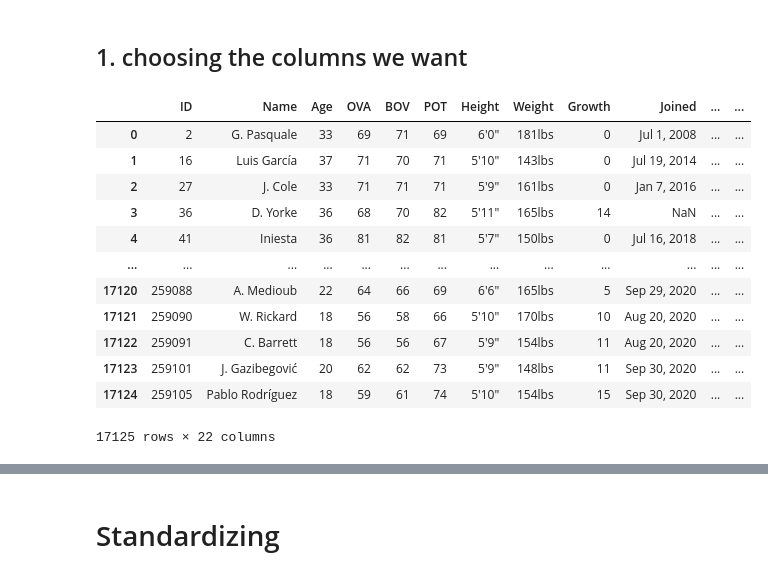
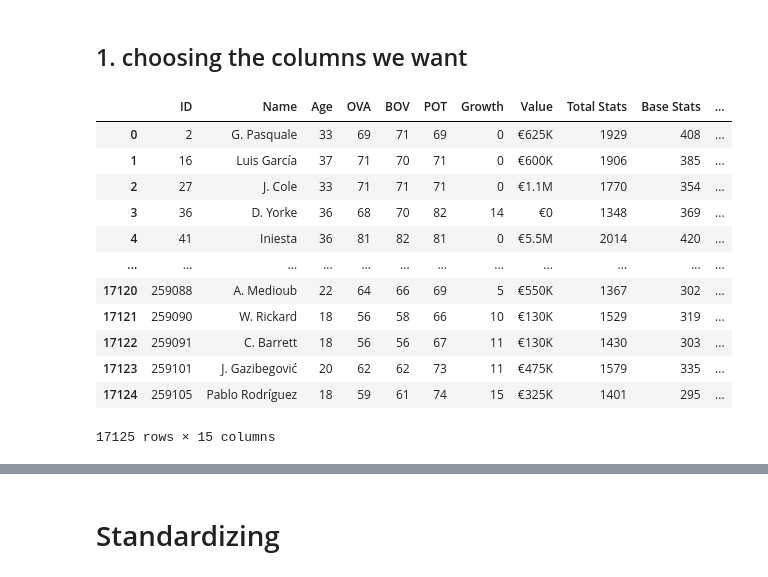
Before and after one commit to Evangelos-Z/data_mid_bootcamp_project_FIFA_MoneyBall, a Jupyter notebook: test2.ipynb, the cells around one changed output, grey strips where cells are left out. Drawn from its saved outputs; the diff is of its cells as text; code cells hidden in the pictures.

```diff
--- a/test2.ipynb
+++ b/test2.ipynb
@@ -27,34 +27,31 @@ Index(['ID', 'Name', 'Age', 'OVA', 'Nationality', 'Club', 'BOV', 'BP',
 # %%
 data = fifa_data[['ID',
  'Name',
  'Age',
  'OVA',
  'BOV',
  'POT',
- 'Height',
- 'Weight',
  'Growth',
- 'Joined',
  'Value',
- 'Wage',
- 'Release Clause',
- 'Skill',
  'Total Stats',
  'Base Stats',
  'Composure',
- 'Jumping','Stamina','Strength','Acceleration','Sprint Speed']]
+ 'Stamina',
+ 'Strength',
+ 'Power',
+ 'Reactions']]
 data
 # %% [output]
-|  | ID | Name | Age | OVA | BOV | POT | Height | Weight | Growth | Joined | ... | ... |
-| 0 | 2 | G. Pasquale | 33 | 69 | 71 | 69 | 6'0" | 181lbs | 0 | Jul 1, 2008 | ... | ... |
-| 1 | 16 | Luis García | 37 | 71 | 70 | 71 | 5'10" | 143lbs | 0 | Jul 19, 2014 | ... | ... |
-| 2 | 27 | J. Cole | 33 | 71 | 71 | 71 | 5'9" | 161lbs | 0 | Jan 7, 2016 | ... | ... |
-| 3 | 36 | D. Yorke | 36 | 68 | 70 | 82 | 5'11" | 165lbs | 14 | NaN | ... | ... |
-| 4 | 41 | Iniesta | 36 | 81 | 82 | 81 | 5'7" | 150lbs | 0 | Jul 16, 2018 | ... | ... |
-| ... | ... | ... | ... | ... | ... | ... | ... | ... | ... | ... | ... | ... |
-| 17120 | 259088 | A. Medioub | 22 | 64 | 66 | 69 | 6'6" | 165lbs | 5 | Sep 29, 2020 | ... | ... |
-| 17121 | 259090 | W. Rickard | 18 | 56 | 58 | 66 | 5'10" | 170lbs | 10 | Aug 20, 2020 | ... | ... |
-| 17122 | 259091 | C. Barrett | 18 | 56 | 56 | 67 | 5'9" | 154lbs | 11 | Aug 20, 2020 | ... | ... |
-| 17123 | 259101 | J. Gazibegović | 20 | 62 | 62 | 73 | 5'9" | 148lbs | 11 | Sep 30, 2020 | ... | ... |
-| 17124 | 259105 | Pablo Rodríguez | 18 | 59 | 61 | 74 | 5'10" | 154lbs | 15 | Sep 30, 2020 | ... | ... |
+|  | ID | Name | Age | OVA | BOV | POT | Growth | Value | Total Stats | Base Stats | ... |
+| 0 | 2 | G. Pasquale | 33 | 69 | 71 | 69 | 0 | €625K | 1929 | 408 | ... |
+| 1 | 16 | Luis García | 37 | 71 | 70 | 71 | 0 | €600K | 1906 | 385 | ... |
+| 2 | 27 | J. Cole | 33 | 71 | 71 | 71 | 0 | €1.1M | 1770 | 354 | ... |
+| 3 | 36 | D. Yorke | 36 | 68 | 70 | 82 | 14 | €0 | 1348 | 369 | ... |
+| 4 | 41 | Iniesta | 36 | 81 | 82 | 81 | 0 | €5.5M | 2014 | 420 | ... |
+| ... | ... | ... | ... | ... | ... | ... | ... | ... | ... | ... | ... |
+| 17120 | 259088 | A. Medioub | 22 | 64 | 66 | 69 | 5 | €550K | 1367 | 302 | ... |
+| 17121 | 259090 | W. Rickard | 18 | 56 | 58 | 66 | 10 | €130K | 1529 | 319 | ... |
+| 17122 | 259091 | C. Barrett | 18 | 56 | 56 | 67 | 11 | €130K | 1430 | 303 | ... |
+| 17123 | 259101 | J. Gazibegović | 20 | 62 | 62 | 73 | 11 | €475K | 1579 | 335 | ... |
+| 17124 | 259105 | Pablo Rodríguez | 18 | 59 | 61 | 74 | 15 | €325K | 1401 | 295 | ... |
-17125 rows × 22 columns
+17125 rows × 15 columns
```
Also changed, not shown: parts of 12 cells of this notebook.
